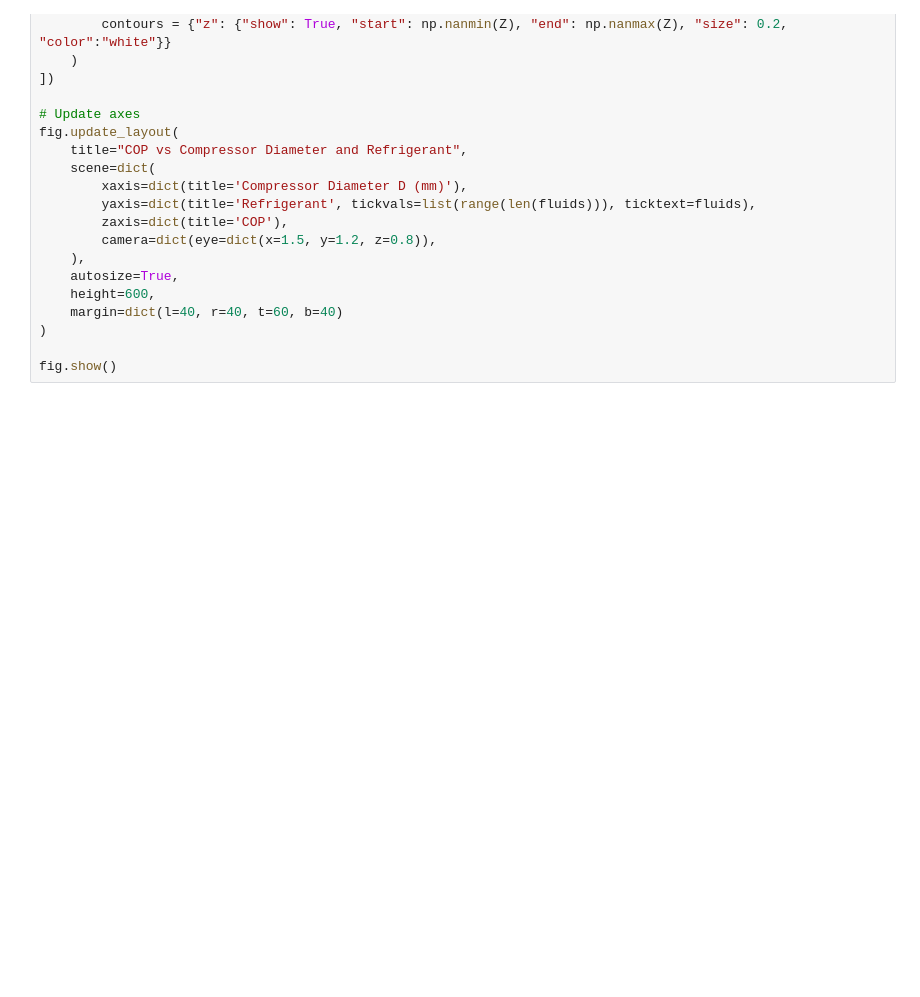
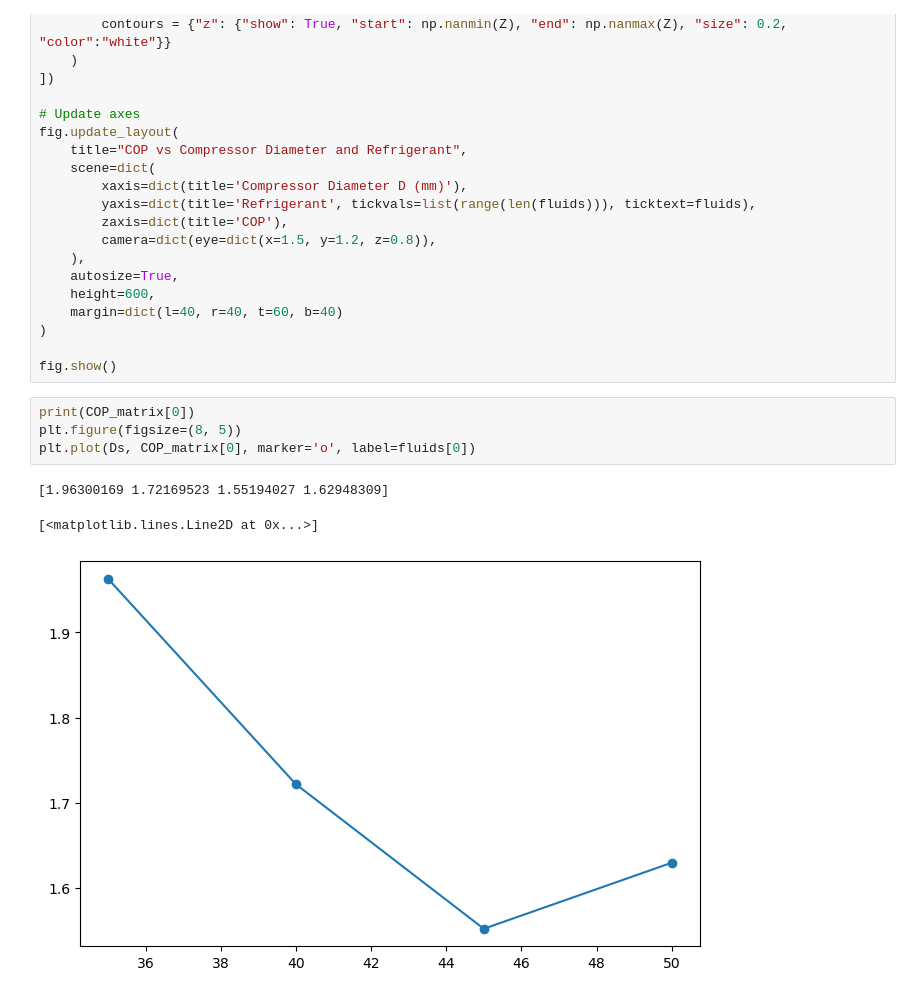
Before and after one commit to kcurumi/SHCT, a Jupyter notebook: Project2.ipynb, the cells around one changed output. Drawn from its saved outputs; the diff is of its cells as text; blank space fills up the shorter version.

```diff
--- a/Project2.ipynb
+++ b/Project2.ipynb
@@ -701,3 +664,11 @@ fig.update_layout(
 )
 
 fig.show()
+# %%
+print(COP_matrix[0])
+plt.figure(figsize=(8, 5))
+plt.plot(Ds, COP_matrix[0], marker='o', label=fluids[0])
+# %% [output]
+[1.96300169 1.72169523 1.55194027 1.62948309]
+[<matplotlib.lines.Line2D at 0x...>]
+[figure, added]
```
Also changed, not shown: parts of 15 cells of this notebook.
